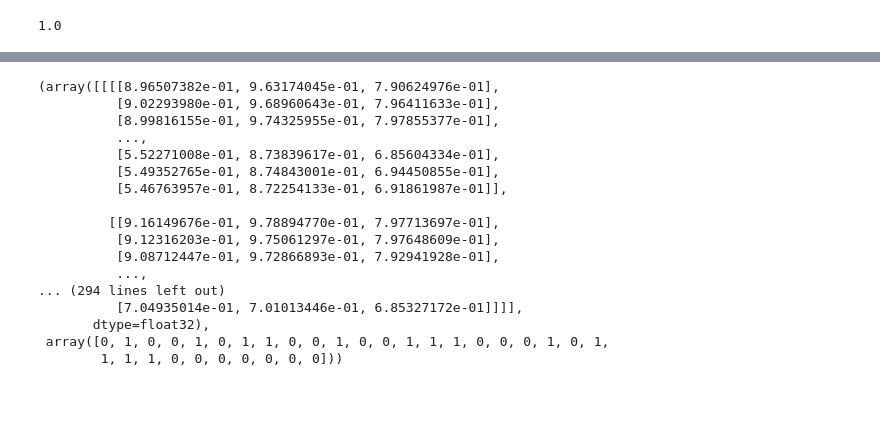
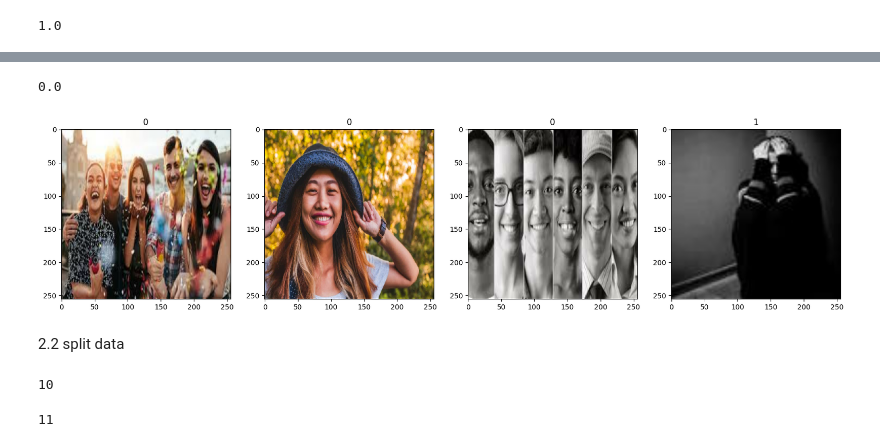
Before and after one commit to KaminariSora/Python, a Jupyter notebook: ImageProcessing/CNNImageClassifier.ipynb, the cells around one changed output, grey strips where cells are left out. Saved outputs shown, nothing was run; the diff lists cells and outputs as text; code cells hidden in the pictures; blank space fills up the shorter version.

```diff
--- a/ImageProcessing/CNNImageClassifier.ipynb
+++ b/ImageProcessing/CNNImageClassifier.ipynb
@@ -120,20 +124,19 @@ scaled_iterator = data.as_numpy_iterator()
-# %%
-scaled_iterator.next()
-# %% [output]
-(array([[[[8.96507382e-01, 9.63174045e-01, 7.90624976e-01],
-          [9.02293980e-01, 9.68960643e-01, 7.96411633e-01],
-          [8.99816155e-01, 9.74325955e-01, 7.97855377e-01],
-          ...,
-          [5.52271008e-01, 8.73839617e-01, 6.85604334e-01],
-          [5.49352765e-01, 8.74843001e-01, 6.94450855e-01],
-          [5.46763957e-01, 8.72254133e-01, 6.91861987e-01]],
-
-         [[9.16149676e-01, 9.78894770e-01, 7.97713697e-01],
-          [9.12316203e-01, 9.75061297e-01, 7.97648609e-01],
-          [9.08712447e-01, 9.72866893e-01, 7.92941928e-01],
-          ...,
-... (294 lines left out)
-          [7.04935014e-01, 7.01013446e-01, 6.85327172e-01]]]],
-       dtype=float32),
- array([0, 1, 0, 0, 1, 0, 1, 1, 0, 0, 1, 0, 0, 1, 1, 1, 0, 0, 0, 1, 0, 1,
-        1, 1, 1, 0, 0, 0, 0, 0, 0, 0]))
+# %%
+batch = scaled_iterator.next()
+# %%
+batch[0].min()
+# %% [output]
+0.0
+# %%
+fig, ax = plt.subplots(ncols=4, figsize=(20,20))
+for idx, img in enumerate(batch[0][:4]):
+    ax[idx].imshow(img)
+    ax[idx].title.set_text(batch[1][idx])
+# %% [output]
+[figure, added]
+# %% [markdown]
+2.2 split data
+# %%
+len(data)
+# %% [output]
+10
@@ -139,0 +147,4 @@ scaled_iterator.next()
+# %%
+train_size+val_size+test_size
+# %% [output]
+11
```
Also changed, not shown: parts of 47 cells of this notebook, 7 other files.
